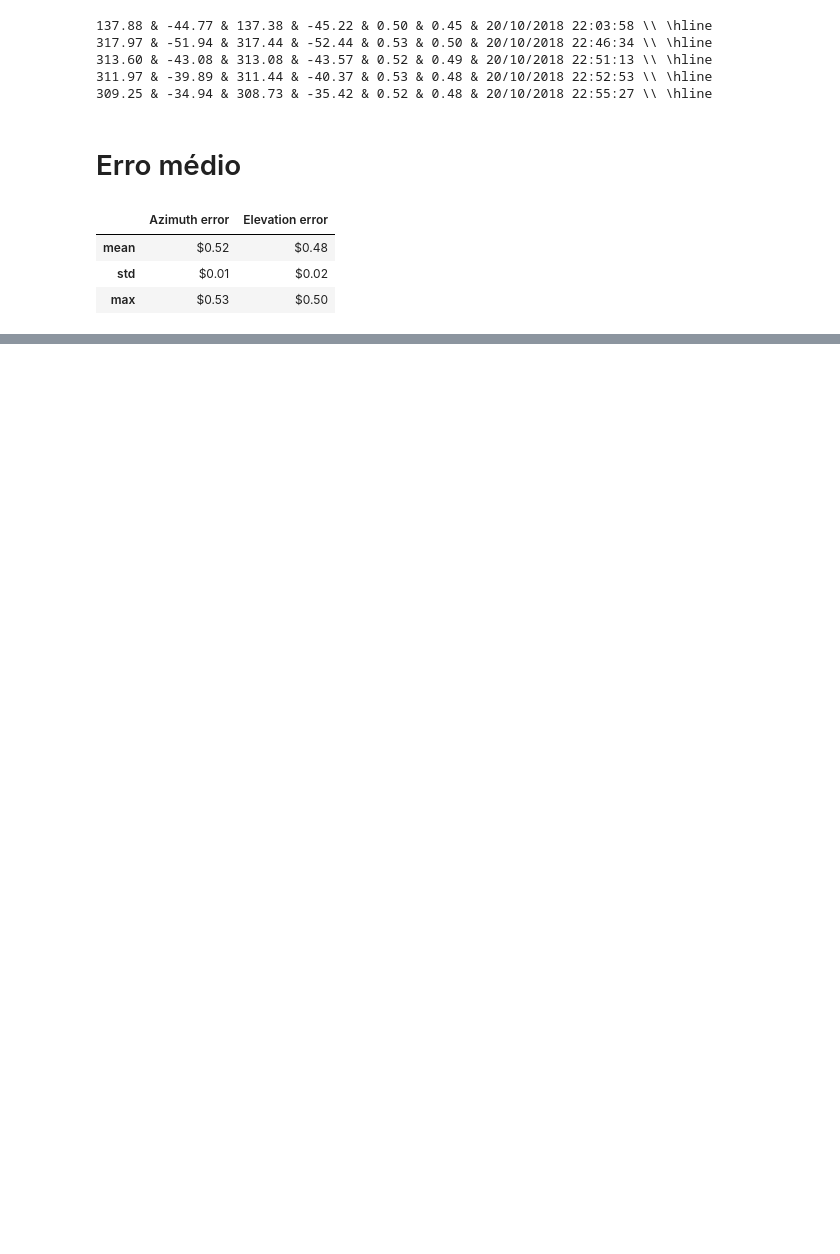
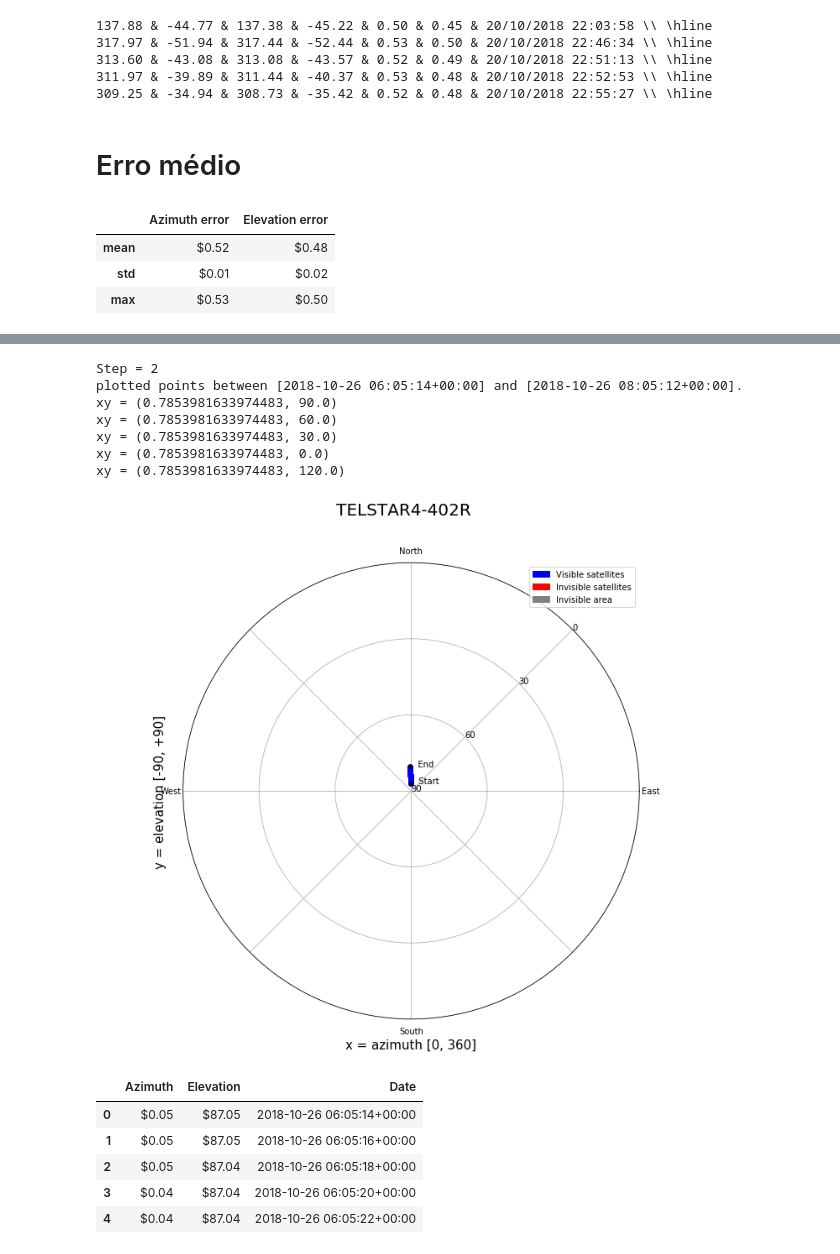
Before and after one commit to PI2-sunflower/satellite-tracker, a Jupyter notebook: notebooks/tracker_module_tests.ipynb, the cells around one changed output, grey strips where cells are left out. Cells and saved outputs as stored; diff of their text form; code cells hidden in the pictures; blank space fills up the shorter version.

```diff
--- a/notebooks/tracker_module_tests.ipynb
+++ b/notebooks/tracker_module_tests.ipynb
@@ -274,7 +298,7 @@ start = datetime(year=2018,
                  minute=25,
                  second=40,
                  tzinfo=timezone.utc)
-end = start + timedelta(hours=2)
+end = start + timedelta(hours=3)
 
 plot_sat('ARIANE 5 R/B',
          '1 25990U 99066B   18263.95148864 -.00000062  00000-0  00000+0 0  9998',
@@ -294,0 +326,7 @@ None
+# %%
+telstar4_az, telstar4_el, telstar4_at = get_az_el(-1.752453, -89.445483, 0, name='TELSTAR4', seconds=10000)
+print(telstar4_el)
+telstar4_points = pd.DataFrame({'TELSTAR4-402R azimuth': telstar4_az,
+                                'TELSTAR4-402R elevation': telstar4_el,
+                                'TELSTAR4-402R dates': telstar4_at,})
+display(telstar4_points.head())
@@ -294,0 +347,15 @@ None
+# %%
+telstar402r_tle = get_tle(name='TELSTAR4')
+telstar = Satellite(*telstar402r_tle)
+az_errors = []
+el_errors = []
+
+for i in range(len(telstar4_az)):
+    az, el = telstar.get_observer_azimuth_elevation(-1.752453, -89.445483, 0, date = telstar4_at[i])
+    az_errors.append(degrees_error(az, telstar4_az[i]))
+    el_errors.append(degrees_error(el, telstar4_el[i]))
+
+telstar_errors = pd.DataFrame({'azimuth': az_errors, 'elevation': el_errors})
+display(telstar_errors.head())
+
+display(telstar_errors.describe())
@@ -294,0 +378,32 @@ None
+# %%
+start = datetime(year=2018,
+                 month=9,
+                 day=25,
+                 hour=17,
+                 minute=25,
+                 second=40,
+                 tzinfo=timezone.utc)
+end = start + timedelta(hours=2)
+
+plot_sat('TELSTAR4-402R',
+         *telstar402r_tle,
+         -1.752453,
+         -89.445483,
+         0,
+         start=telstar4_at[0],
+         end=telstar4_at[-1])
+# %% [output]
+Step = 2
+plotted points between [2018-10-26 06:05:14+00:00] and [2018-10-26 08:05:12+00:00].
+xy = (0.7853981633974483, 90.0)
+xy = (0.7853981633974483, 60.0)
+xy = (0.7853981633974483, 30.0)
+xy = (0.7853981633974483, 0.0)
+xy = (0.7853981633974483, 120.0)
+[figure, added]
+|  | Azimuth | Elevation | Date |
+| 0 | $0.05 | $87.05 | 2018-10-26 06:05:14+00:00 |
+| 1 | $0.05 | $87.05 | 2018-10-26 06:05:16+00:00 |
+| 2 | $0.05 | $87.04 | 2018-10-26 06:05:18+00:00 |
+| 3 | $0.04 | $87.04 | 2018-10-26 06:05:20+00:00 |
+| 4 | $0.04 | $87.04 | 2018-10-26 06:05:22+00:00 |
```
Also changed, not shown: parts of 12 cells of this notebook, 1 other file.
